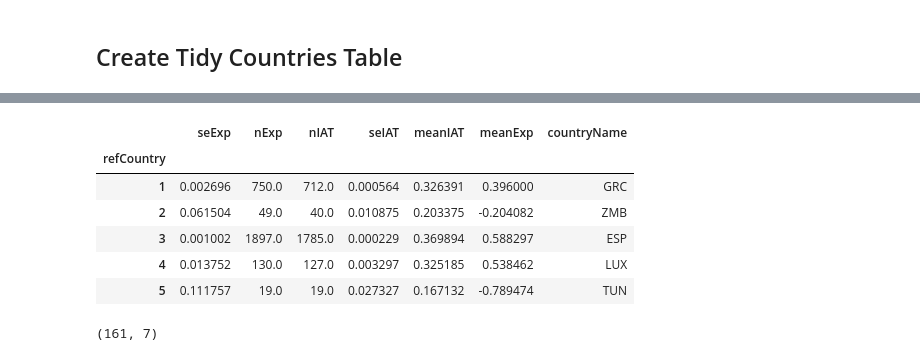
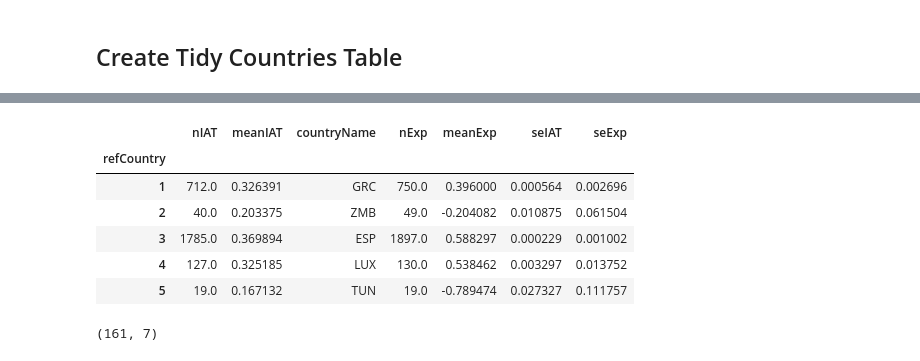
Before and after one commit to cmawer/pycon-2017-eda-tutorial, a Jupyter notebook: notebooks/1-Redcard-Dataset.ipynb, the cells around one changed output, grey strips where cells are left out. Cells and saved outputs as stored; diff of their text form; code cells hidden in the pictures.

```diff
--- a/notebooks/1-Redcard-Dataset.ipynb
+++ b/notebooks/1-Redcard-Dataset.ipynb
@@ -462,15 +454,15 @@ countries.head()
 # %%
-rename_columns = {'Alpha_3':'countryName'}
+rename_columns = {'Alpha_3':'countryName', }
 countries = countries.rename(columns=rename_columns)
 countries.head()
 # %% [output]
-|  | seExp | nExp | nIAT | seIAT | meanIAT | meanExp | countryName |
+|  | nIAT | meanIAT | countryName | nExp | meanExp | seIAT | seExp |
 | refCountry |  |  |  |  |  |  |  |
-| 1 | 0.002696 | 750.0 | 712.0 | 0.000564 | 0.326391 | 0.396000 | GRC |
-| 2 | 0.061504 | 49.0 | 40.0 | 0.010875 | 0.203375 | -0.204082 | ZMB |
-| 3 | 0.001002 | 1897.0 | 1785.0 | 0.000229 | 0.369894 | 0.588297 | ESP |
-| 4 | 0.013752 | 130.0 | 127.0 | 0.003297 | 0.325185 | 0.538462 | LUX |
-| 5 | 0.111757 | 19.0 | 19.0 | 0.027327 | 0.167132 | -0.789474 | TUN |
+| 1 | 712.0 | 0.326391 | GRC | 750.0 | 0.396000 | 0.000564 | 0.002696 |
+| 2 | 40.0 | 0.203375 | ZMB | 49.0 | -0.204082 | 0.010875 | 0.061504 |
+| 3 | 1785.0 | 0.369894 | ESP | 1897.0 | 0.588297 | 0.000229 | 0.001002 |
+| 4 | 127.0 | 0.325185 | LUX | 130.0 | 0.538462 | 0.003297 | 0.013752 |
+| 5 | 19.0 | 0.167132 | TUN | 19.0 | -0.789474 | 0.027327 | 0.111757 |
 # %%
 countries.shape
 # %% [output]
```
Also changed, not shown: parts of 20 cells of this notebook, 3 other files.
